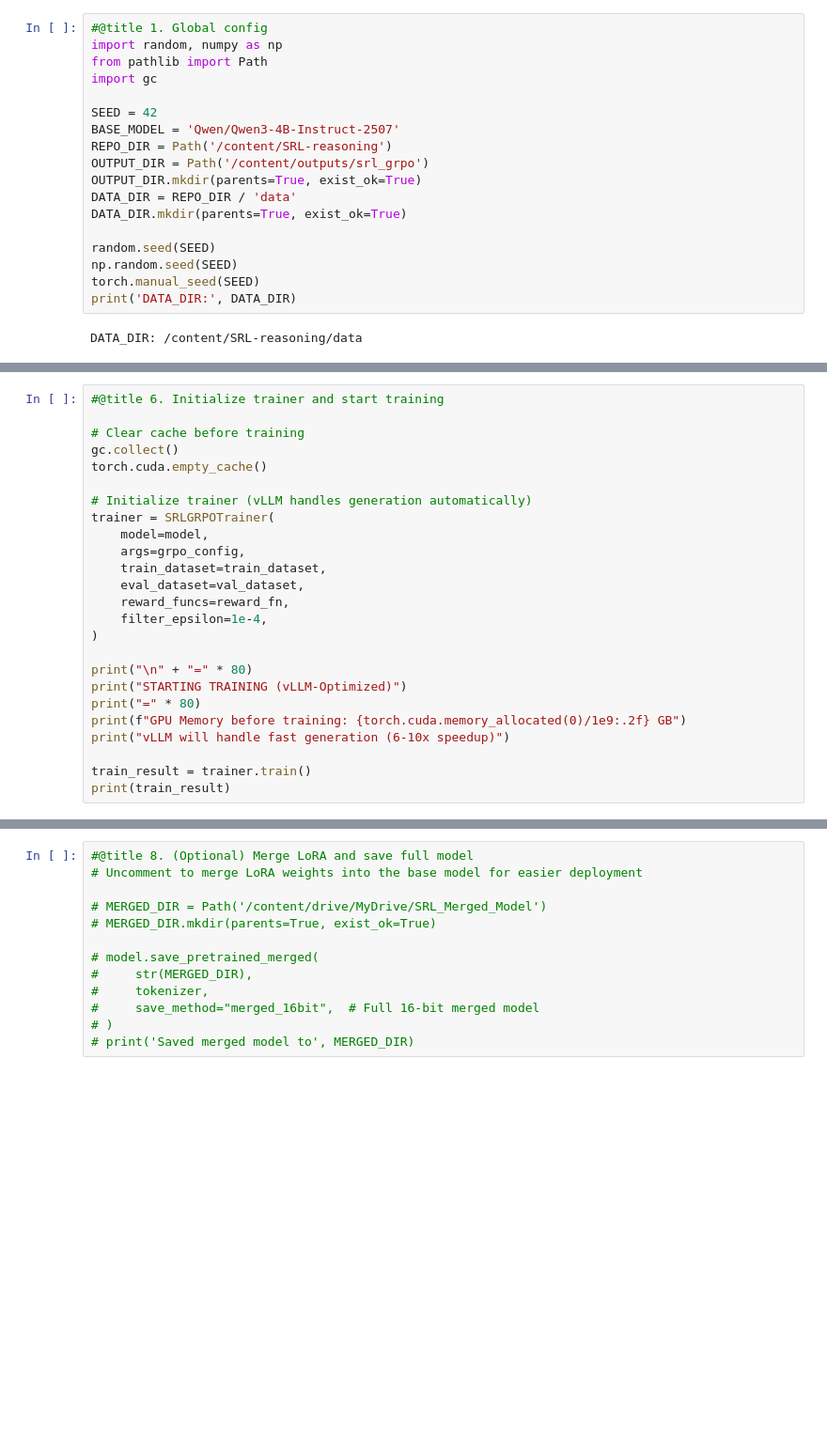
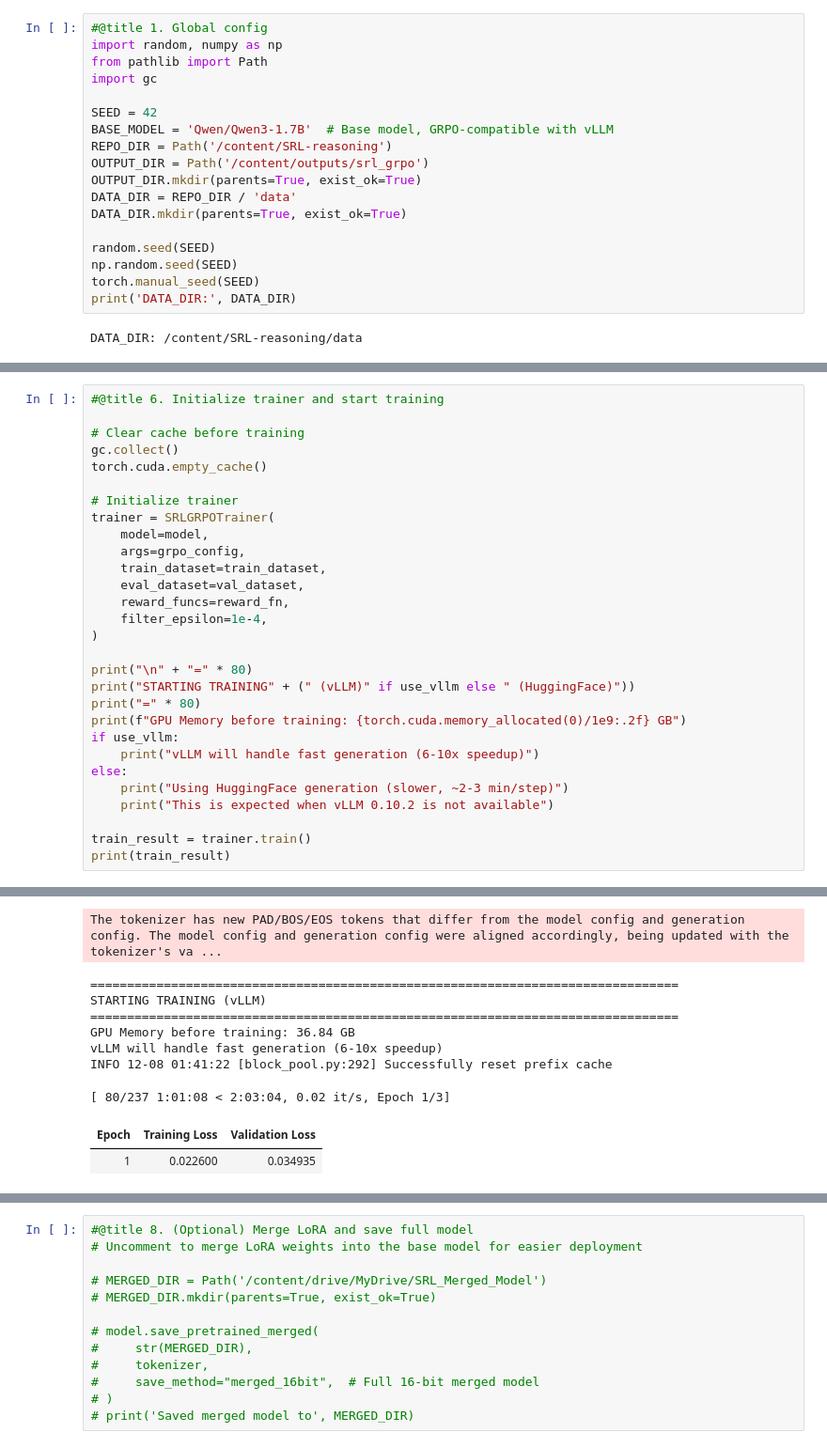
Before and after one commit to iroblesrazzaq/SRL-reasoning, a Jupyter notebook: colab_srl_training_drive.ipynb, the cells around one changed output, grey strips where cells are left out. Shown: that part at 94% size. Saved outputs shown, nothing was run; the diff lists cells and outputs as text; blank space fills up the shorter version.

```diff
--- a/colab_srl_training_drive.ipynb
+++ b/colab_srl_training_drive.ipynb
@@ -92,7 +120,7 @@ from pathlib import Path
 import gc
 
 SEED = 42
-BASE_MODEL = 'Qwen/Qwen3-4B-Instruct-2507'
+BASE_MODEL = 'Qwen/Qwen3-1.7B'  # Base model, GRPO-compatible with vLLM
 REPO_DIR = Path('/content/SRL-reasoning')
 OUTPUT_DIR = Path('/content/outputs/srl_grpo')
 OUTPUT_DIR.mkdir(parents=True, exist_ok=True)
@@ -312,7 +368,7 @@ GRPO Config Summary (Unsloth-Optimized)
 gc.collect()
 torch.cuda.empty_cache()
 
-# Initialize trainer (vLLM handles generation automatically)
+# Initialize trainer
 trainer = SRLGRPOTrainer(
     model=model,
     args=grpo_config,
@@ -323,10 +379,14 @@ trainer = SRLGRPOTrainer(
 )
 
 print("\n" + "=" * 80)
-print("STARTING TRAINING (vLLM-Optimized)")
+print("STARTING TRAINING" + (" (vLLM)" if use_vllm else " (HuggingFace)"))
 print("=" * 80)
 print(f"GPU Memory before training: {torch.cuda.memory_allocated(0)/1e9:.2f} GB")
-print("vLLM will handle fast generation (6-10x speedup)")
+if use_vllm:
+    print("vLLM will handle fast generation (6-10x speedup)")
+else:
+    print("Using HuggingFace generation (slower, ~2-3 min/step)")
+    print("This is expected when vLLM 0.10.2 is not available")
 
 train_result = trainer.train()
 print(train_result)
@@ -345,0 +421,10 @@ OutOfMemoryError: CUDA out of memory. Tried to allocate 7.73 GiB. GPU 0 has a to
+The tokenizer has new PAD/BOS/EOS tokens that differ from the model config and generation config. The model config and generation config were aligned accordingly, being updated with the tokenizer's va ...
+================================================================================
+STARTING TRAINING (vLLM)
+================================================================================
+GPU Memory before training: 36.84 GB
+vLLM will handle fast generation (6-10x speedup)
+INFO 12-08 01:41:22 [block_pool.py:292] Successfully reset prefix cache
+[ 80/237 1:01:08 < 2:03:04, 0.02 it/s, Epoch 1/3]
+| Epoch | Training Loss | Validation Loss |
+| 1 | 0.022600 | 0.034935 |
```
Also changed, not shown: parts of 11 cells of this notebook, 4 other files.
